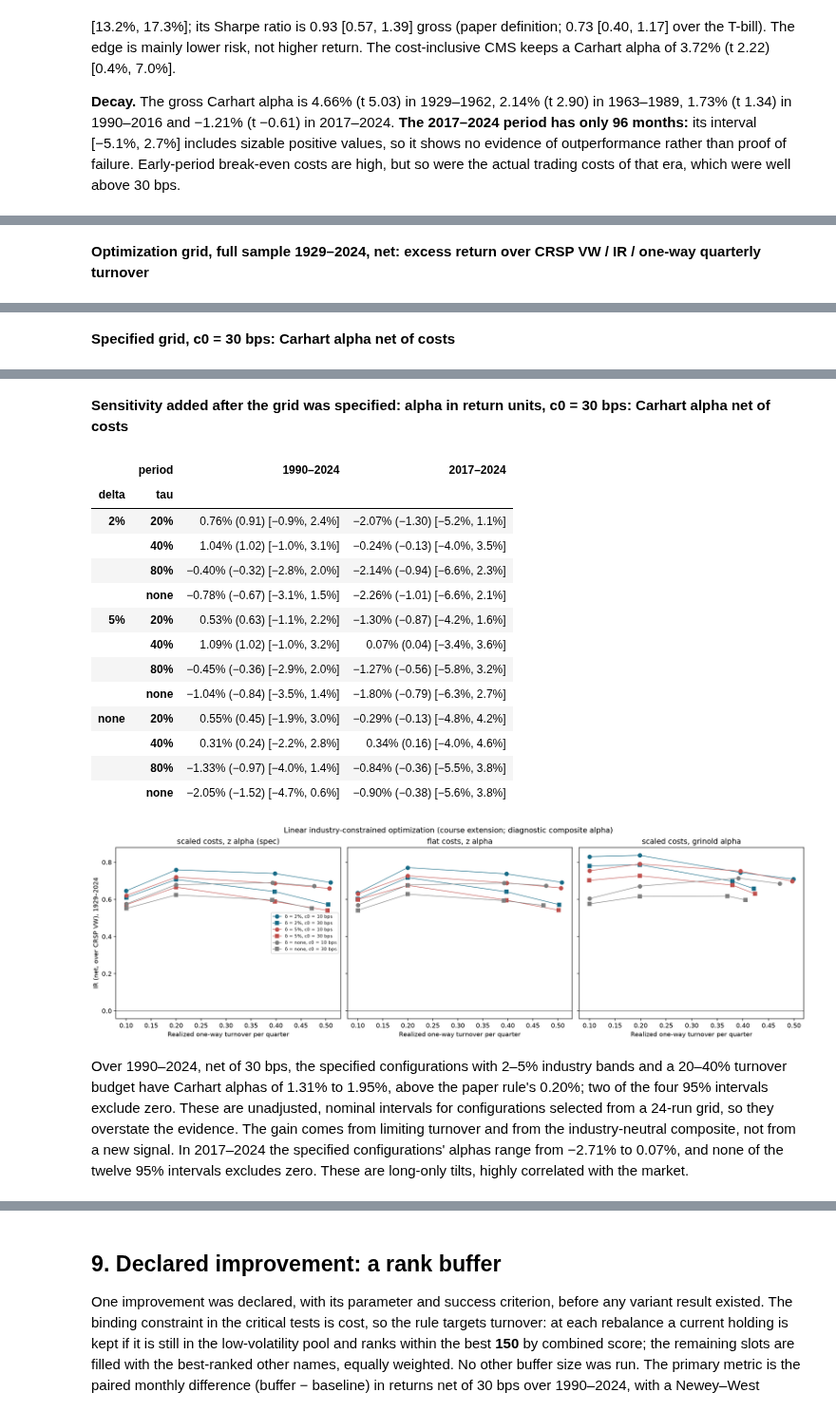
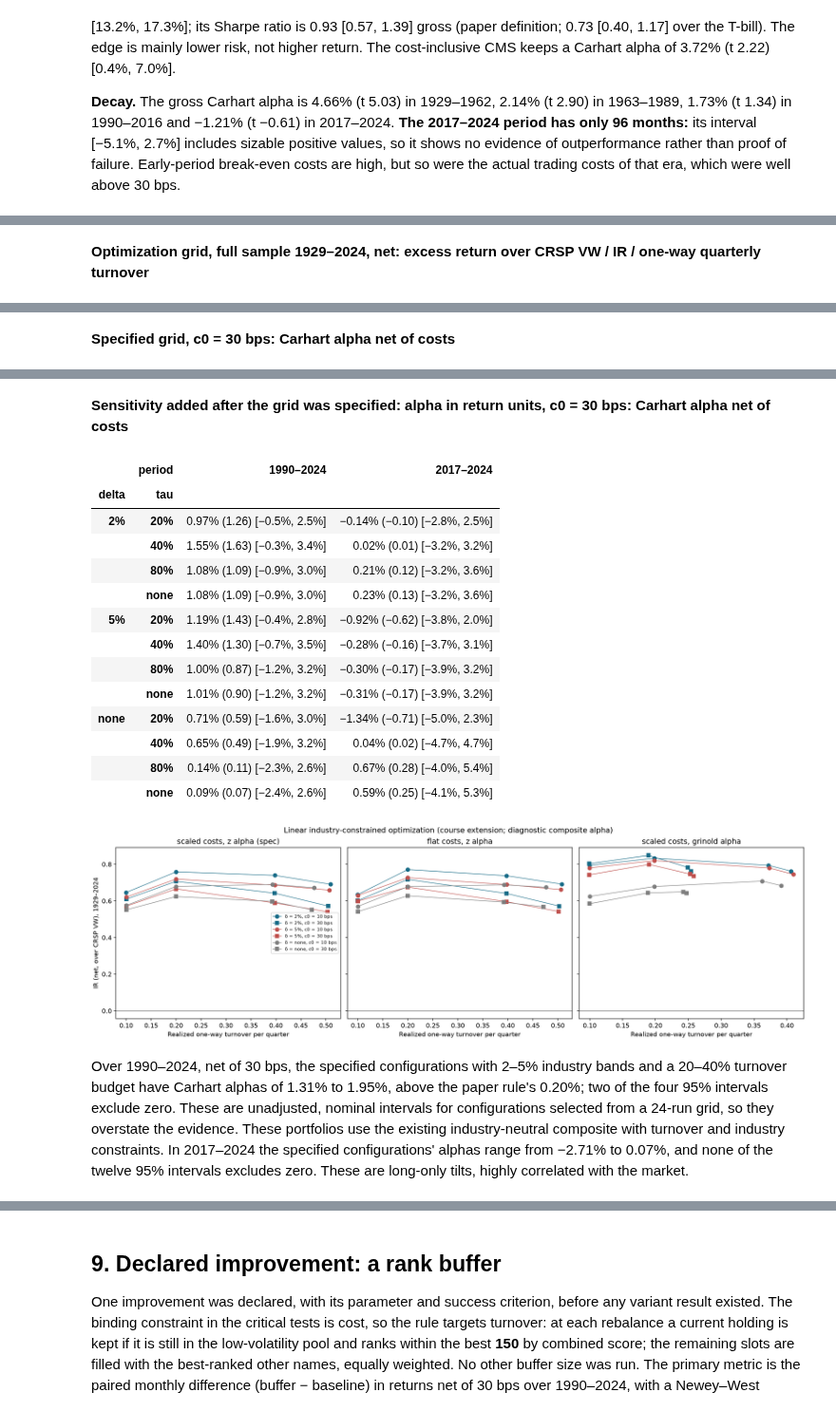
Before and after one commit to yingnichang/MTH9897, a Jupyter notebook: Final/conservative_formula_first_draft.ipynb, the cells around one changed output, grey strips where cells are left out. Shown at 95% size. Saved outputs shown, nothing was run; the diff lists cells and outputs as text; code cells hidden in the pictures.

```diff
--- a/Final/conservative_formula_first_draft.ipynb
+++ b/Final/conservative_formula_first_draft.ipynb
@@ -31,9 +31,9 @@ from research.summary import ci, ci_num, num, pct, pp
 
 MODE = os.environ.get("CF_MODE", "crsp")                     # "crsp" (default): empirical; "demo": synthetic only
 assert MODE in {"crsp", "demo"}, f"CF_MODE must be crsp or demo, got {MODE!r}"
-RESULTS = BASE / "results"
+RESULTS = Path(os.environ.get("CF_RESULTS", str(BASE / "results")))
 if MODE == "crsp" and os.environ.get("CF_RECOMPUTE") == "1":   # recompute every study from data/ first
-    subprocess.run([sys.executable, "-m", "research.run_all"], cwd=BASE, check=True)
+    subprocess.run([sys.executable, "-m", "research.run_all", "--results", str(RESULTS)], cwd=BASE, check=True)
 EMPIRICAL = MODE == "crsp"
 N = S.numbers(RESULTS) if EMPIRICAL else {}
 pd.set_option("display.max_columns", 30, "display.width", 200)
@@ -699,8 +821,8 @@ if empirical():
     say(f"""Over 1990–2024, net of 30 bps, the specified configurations with 2–5% industry bands and a 20–40% turnover budget have
 Carhart alphas of {pct(N['opt_alpha_9024_min'], 2)} to {pct(N['opt_alpha_9024_max'], 2)}, above the paper rule's
 {pct(N['ct_alpha|1990–2024|net30'], 2)}; {N['opt_ci_9024_text']}. These are unadjusted, nominal intervals for configurations
-selected from a {N['opt_runs_spec']}-run grid, so they overstate the evidence. The gain comes from limiting turnover and from
-the industry-neutral composite, not from a new signal. In 2017–2024 the specified configurations' alphas range from
+selected from a {N['opt_runs_spec']}-run grid, so they overstate the evidence. These portfolios use the existing
+industry-neutral composite with turnover and industry constraints. In 2017–2024 the specified configurations' alphas range from
 {pct(N['opt_alpha_1724_min'], 2)} to {pct(N['opt_alpha_1724_max'], 2)}, and {N['opt_ci_1724_text']}. These are long-only tilts,
 highly correlated with the market.""")
 # %% [output]
@@ -710,50 +832,50 @@ highly correlated with the market.""")
 | 2% | 20% | 3.46% / 0.65 / 10.0% | 3.26% / 0.61 / 10.0% |
 |  | 40% | 4.73% / 0.76 / 20.0% | 4.42% / 0.71 / 20.0% |
 |  | 80% | 4.97% / 0.74 / 39.8% | 4.31% / 0.64 / 39.7% |
 |  | none | 4.75% / 0.69 / 50.9% | 3.94% / 0.57 / 50.4% |
 | 5% | 20% | 3.36% / 0.62 / 10.0% | 3.10% / 0.57 / 10.0% |
 |  | 40% | 4.65% / 0.72 / 20.0% | 4.31% / 0.67 / 20.0% |
 |  | 80% | 4.86% / 0.69 / 39.8% | 4.19% / 0.59 / 39.8% |
 |  | none | 4.70% / 0.66 / 50.7% | 3.86% / 0.54 / 50.3% |
 | none | 20% | 3.32% / 0.58 / 10.0% | 3.15% / 0.55 / 10.0% |
 |  | 40% | 4.55% / 0.68 / 20.0% | 4.19% / 0.62 / 20.0% |
 |  | 80% | 4.94% / 0.69 / 39.3% | 4.28% / 0.60 / 39.2% |
 |  | none | 4.90% / 0.67 / 47.6% | 4.02% / 0.55 / 47.2% |
 **Specified grid, c0 = 30 bps: Carhart alpha net of costs**
 |  | period | 1990–2024 | 2017–2024 |
 | delta | tau |  |  |
 | 2% | 20% | 1.64% (2.35) [0.3%, 3.0%] | −0.18% (−0.10) [−3.6%, 3.3%] |
 |  | 40% | 1.78% (1.82) [−0.1%, 3.7%] | −0.92% (−0.50) [−4.5%, 2.7%] |
 |  | 80% | 0.68% (0.64) [−1.4%, 2.7%] | −1.95% (−0.90) [−6.2%, 2.3%] |
 |  | none | −0.24% (−0.23) [−2.3%, 1.8%] | −2.71% (−1.08) [−7.6%, 2.2%] |
 | 5% | 20% | 1.31% (1.88) [−0.1%, 2.7%] | −0.88% (−0.52) [−4.2%, 2.4%] |
 |  | 40% | 1.95% (2.13) [0.2%, 3.7%] | −0.71% (−0.35) [−4.6%, 3.2%] |
 |  | 80% | 0.31% (0.31) [−1.7%, 2.3%] | −1.23% (−0.53) [−5.8%, 3.3%] |
 |  | none | −0.22% (−0.23) [−2.1%, 1.7%] | −1.60% (−0.68) [−6.2%, 3.0%] |
 | none | 20% | 1.28% (1.56) [−0.3%, 2.9%] | −0.38% (−0.24) [−3.5%, 2.7%] |
 |  | 40% | 1.08% (1.22) [−0.7%, 2.8%] | 0.07% (0.04) [−3.3%, 3.5%] |
 |  | 80% | −0.08% (−0.08) [−2.0%, 1.8%] | −0.17% (−0.08) [−4.5%, 4.2%] |
 |  | none | −0.89% (−0.91) [−2.8%, 1.0%] | −1.35% (−0.56) [−6.1%, 3.4%] |
 **Sensitivity added after the grid was specified: alpha in return units, c0 = 30 bps: Carhart alpha net of costs**
 |  | period | 1990–2024 | 2017–2024 |
 | delta | tau |  |  |
-| 2% | 20% | 0.76% (0.91) [−0.9%, 2.4%] | −2.07% (−1.30) [−5.2%, 1.1%] |
-|  | 40% | 1.04% (1.02) [−1.0%, 3.1%] | −0.24% (−0.13) [−4.0%, 3.5%] |
-|  | 80% | −0.40% (−0.32) [−2.8%, 2.0%] | −2.14% (−0.94) [−6.6%, 2.3%] |
-|  | none | −0.78% (−0.67) [−3.1%, 1.5%] | −2.26% (−1.01) [−6.6%, 2.1%] |
-| 5% | 20% | 0.53% (0.63) [−1.1%, 2.2%] | −1.30% (−0.87) [−4.2%, 1.6%] |
-|  | 40% | 1.09% (1.02) [−1.0%, 3.2%] | 0.07% (0.04) [−3.4%, 3.6%] |
-|  | 80% | −0.45% (−0.36) [−2.9%, 2.0%] | −1.27% (−0.56) [−5.8%, 3.2%] |
-|  | none | −1.04% (−0.84) [−3.5%, 1.4%] | −1.80% (−0.79) [−6.3%, 2.7%] |
-| none | 20% | 0.55% (0.45) [−1.9%, 3.0%] | −0.29% (−0.13) [−4.8%, 4.2%] |
-|  | 40% | 0.31% (0.24) [−2.2%, 2.8%] | 0.34% (0.16) [−4.0%, 4.6%] |
-|  | 80% | −1.33% (−0.97) [−4.0%, 1.4%] | −0.84% (−0.36) [−5.5%, 3.8%] |
-|  | none | −2.05% (−1.52) [−4.7%, 0.6%] | −0.90% (−0.38) [−5.6%, 3.8%] |
+| 2% | 20% | 0.97% (1.26) [−0.5%, 2.5%] | −0.14% (−0.10) [−2.8%, 2.5%] |
+|  | 40% | 1.55% (1.63) [−0.3%, 3.4%] | 0.02% (0.01) [−3.2%, 3.2%] |
+|  | 80% | 1.08% (1.09) [−0.9%, 3.0%] | 0.21% (0.12) [−3.2%, 3.6%] |
+|  | none | 1.08% (1.09) [−0.9%, 3.0%] | 0.23% (0.13) [−3.2%, 3.6%] |
+| 5% | 20% | 1.19% (1.43) [−0.4%, 2.8%] | −0.92% (−0.62) [−3.8%, 2.0%] |
+|  | 40% | 1.40% (1.30) [−0.7%, 3.5%] | −0.28% (−0.16) [−3.7%, 3.1%] |
+|  | 80% | 1.00% (0.87) [−1.2%, 3.2%] | −0.30% (−0.17) [−3.9%, 3.2%] |
+|  | none | 1.01% (0.90) [−1.2%, 3.2%] | −0.31% (−0.17) [−3.9%, 3.2%] |
+| none | 20% | 0.71% (0.59) [−1.6%, 3.0%] | −1.34% (−0.71) [−5.0%, 2.3%] |
+|  | 40% | 0.65% (0.49) [−1.9%, 3.2%] | 0.04% (0.02) [−4.7%, 4.7%] |
+|  | 80% | 0.14% (0.11) [−2.3%, 2.6%] | 0.67% (0.28) [−4.0%, 5.4%] |
+|  | none | 0.09% (0.07) [−2.4%, 2.6%] | 0.59% (0.25) [−4.1%, 5.3%] |
-[figure, old version]
+[figure, new version]
 Over 1990–2024, net of 30 bps, the specified configurations with 2–5% industry bands and a 20–40% turnover budget have
 Carhart alphas of 1.31% to 1.95%, above the paper rule's
 0.20%; two of the four 95% intervals exclude zero. These are unadjusted, nominal intervals for configurations
-selected from a 24-run grid, so they overstate the evidence. The gain comes from limiting turnover and from
-the industry-neutral composite, not from a new signal. In 2017–2024 the specified configurations' alphas range from
+selected from a 24-run grid, so they overstate the evidence. These portfolios use the existing
+industry-neutral composite with turnover and industry constraints. In 2017–2024 the specified configurations' alphas range from
 −2.71% to 0.07%, and none of the twelve 95% intervals excludes zero. These are long-only tilts,
 highly correlated with the market.
```
Also changed, not shown: parts of 11 cells of this notebook, 51 other files.
